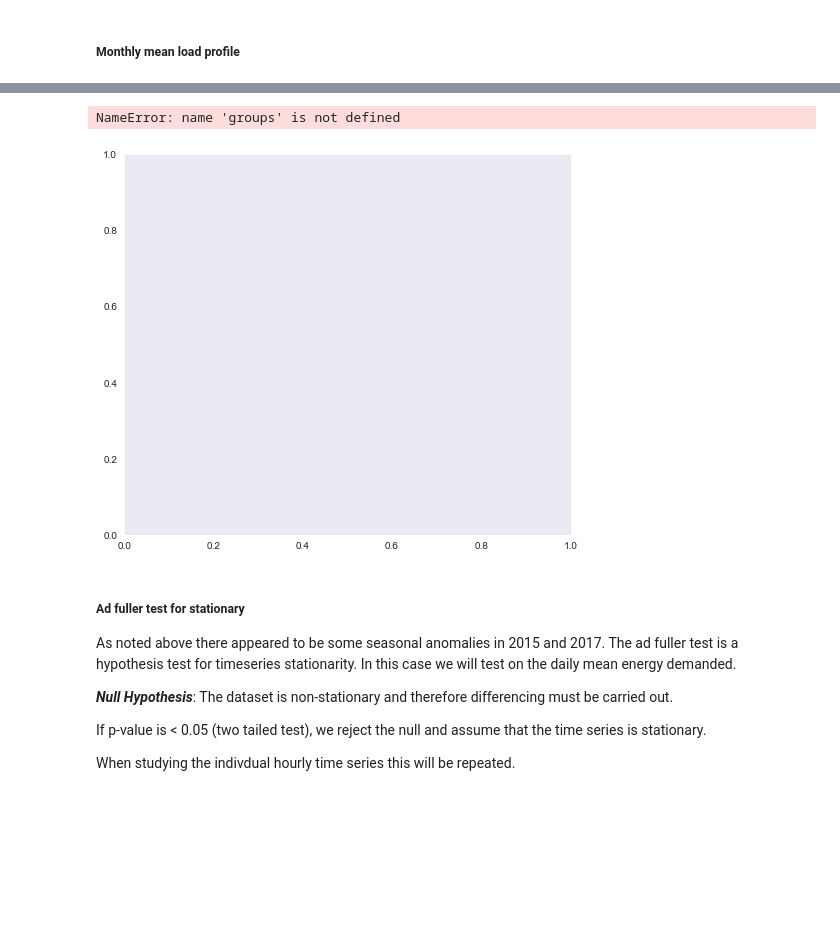
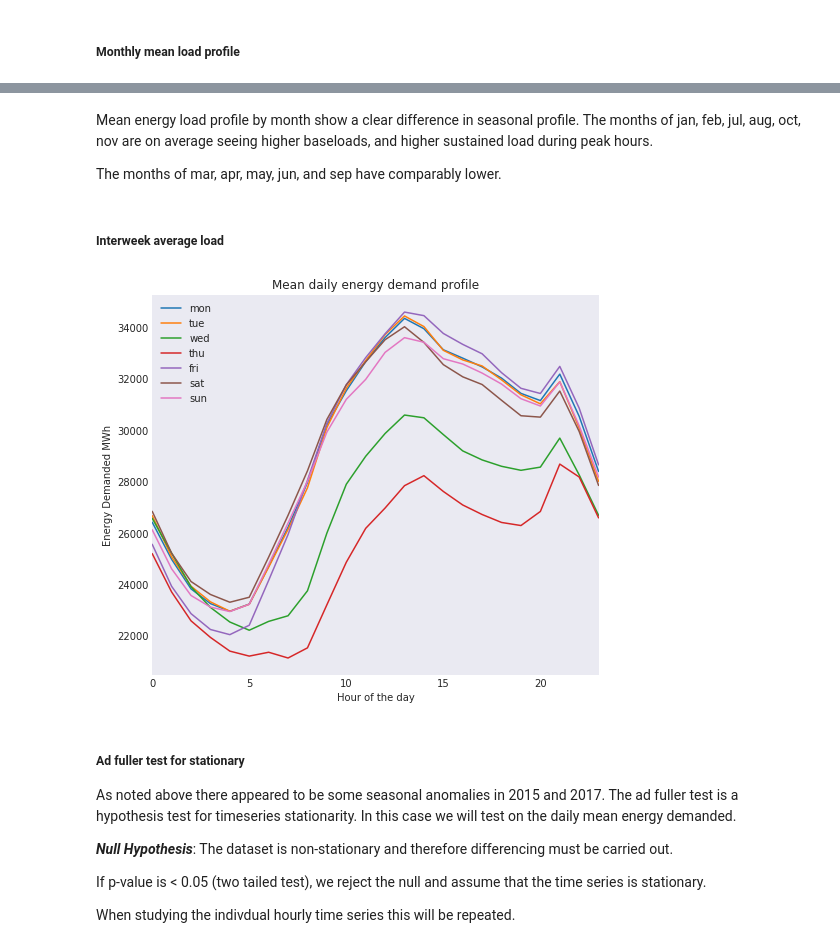
Before and after one commit to kolasniwash/short-term-energy-demand-forecasting, a Jupyter notebook: data_analysis.ipynb, the cells around one changed output, grey strips where cells are left out. Cells and saved outputs as stored; diff of their text form; code cells hidden in the pictures; blank space fills up the shorter version.

```diff
--- a/data_analysis.ipynb
+++ b/data_analysis.ipynb
@@ -165,7 +168,7 @@ Only 2019 shows a larger IQR however this might be explained with only the ~5500
 ##### Plot the yearly actual loads
 
 #group data by year
-groups = energy_data['actual_load'].groupby(pd.Grouper(freq='Y'))
+groups = energy_data['actual_load'].groupby(pd.Grouper(freq='A'))
 
 #set figure and axis
 fig, axs = plt.subplots(len(groups), 1, figsize=(15,15))
@@ -231,7 +232,7 @@ for ax, col in zip(axs, energy_data.columns):
         df[name.dayofweek] = pd.Series(group.values)
 
     df.boxplot(ax=ax)
-    ax.set_xlabel('Month Year')
+    ax.set_xlabel('Day of the week')
     ax.set_ylabel('Energy Demanded MWh')
     ax.set_title(col)
     plt.subplots_adjust(hspace=0.5)
@@ -253,13 +254,13 @@ The mean load profile is our target for forecasting. As explained in the problem
 
 The following graph shows
 # %%
-group_hours = energy_data['actual_load'].groupby(pd.Grouper(freq='h', how='mean'))
+group_hours = energy_data['actual_load'].groupby(pd.Grouper(freq='D', how='mean'))
 
 fig, axs = plt.subplots(1,1, figsize=(8,7))
 
 df = pd.DataFrame()
 
-for name, group in groups:
+for name, group in group_hours:
     df[name.year] = pd.Series(group.values)
 
 df.plot(ax=axs)
@@ -271,2 +272,21 @@ axs.set_title('Mean daily energy demand profile');
 # %% [markdown]
 ##### Monthly mean load profile
+# %%
+group_hours = energy_data['actual_load'].groupby(pd.Grouper(freq='D', how='mean'))
+
+fig, axs = plt.subplots(1,1, figsize=(8,7))
+
+df = pd.DataFrame()
+
+months = ['jan', 'feb', 'mar', 'apr', 'may', 'jun', 'jul', 'aug', 'sep', 'oct', 'nov', 'dec']
+
+for name, group in group_hours:
+    df[name.month] = pd.Series(group.values)
+
+
+colors = ['gray', 'lightcoral', 'firebrick', 'chocolate', 'darkorange', 'gold', 'olive', 'palegreen', 'teal', 'skyblue', 'blueviolet', 'purple']
+df.columns = months
+df.plot(ax=axs, colors=colors)
+axs.set_xlabel('Hour of the day')
+axs.set_ylabel('Energy Demanded MWh')
+axs.set_title('Mean daily energy demand profile');
@@ -273,20 +295,28 @@ axs.set_title('Mean daily energy demand profile');
+# %% [markdown]
+Mean energy load profile by month show a clear difference in seasonal profile. The months of jan, feb, jul, aug, oct, nov are on average seeing higher baseloads, and higher sustained load during peak hours.
+
+The months of mar, apr, may, jun, and sep have comparably lower.
+# %% [markdown]
+##### Interweek average load
 # %%
-group_hours = energy_data['actual_load'].groupby(pd.Grouper(freq='h', how='mean'))
+group_hours = energy_data['actual_load'].groupby(pd.Grouper(freq='D', how='mean'))
+
+day_names = ['mon', 'tue', 'wed', 'thu', 'fri', 'sat', 'sun']
 
 fig, axs = plt.subplots(1,1, figsize=(8,7))
 
 df = pd.DataFrame()
 
-for name, group in groups:
-    df[name.month] = pd.Series(group.values)
+for name, group in group_hours:
+    df[name.dayofweek] = pd.Series(group.values)
 
+df.columns = day_names
 df.plot(ax=axs)
 axs.set_xlabel('Hour of the day')
 axs.set_ylabel('Energy Demanded MWh')
 axs.set_title('Mean daily energy demand profile');
 # %% [output]
-NameError: name 'groups' is not defined
-[figure, old version]
+[figure, new version]
 # %% [markdown]
 ##### Ad fuller test for stationary
 
```
Also changed, not shown: parts of 12 cells of this notebook.
